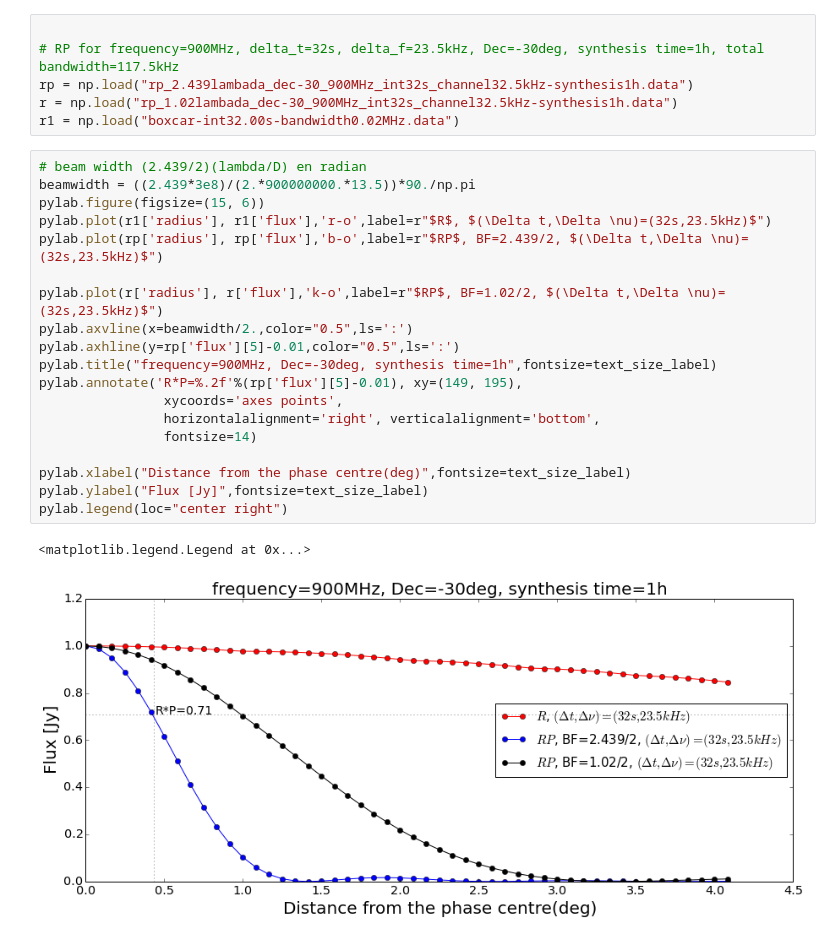
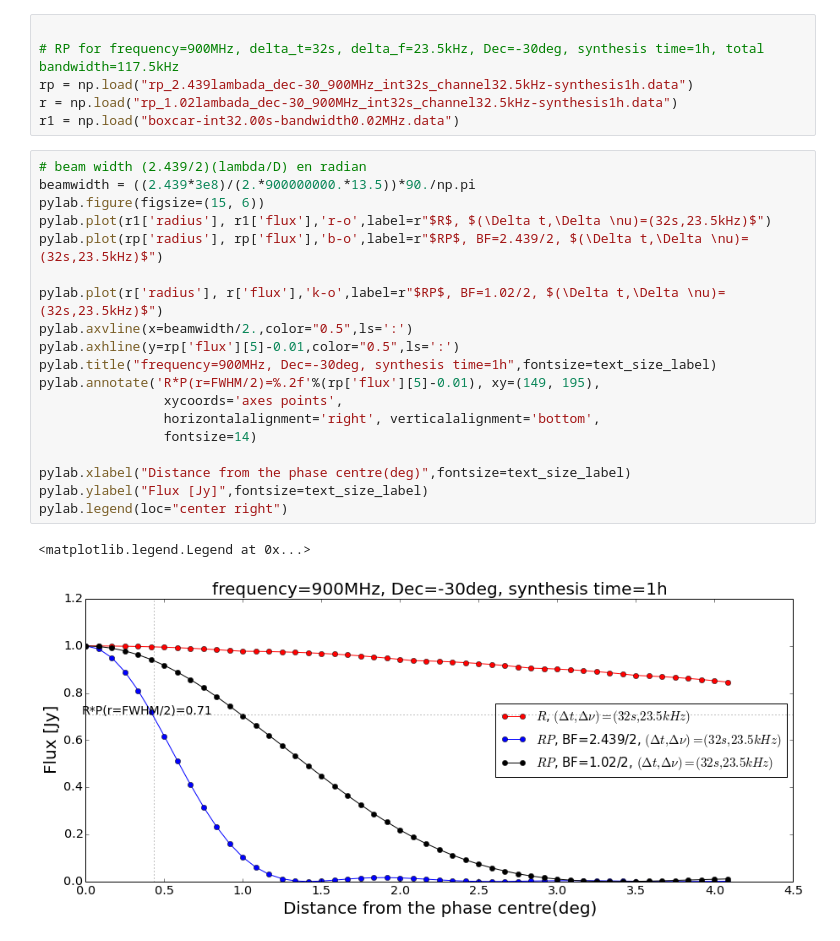
Before and after one commit to atemkeng/MeerKAT_SIM_TIME_FREQ_SMEARING, a Jupyter notebook: plots_averaging_meerkat.ipynb, the cells around one changed output. Saved outputs shown, nothing was run; the diff lists cells and outputs as text.

```diff
--- a/plots_averaging_meerkat.ipynb
+++ b/plots_averaging_meerkat.ipynb
@@ -19,22 +19,22 @@ r1 = np.load("boxcar-int32.00s-bandwidth0.02MHz.data")
 # %%
 # beam width (2.439/2)(lambda/D) en radian
 beamwidth = ((2.439*3e8)/(2.*900000000.*13.5))*90./np.pi
 pylab.figure(figsize=(15, 6))
 pylab.plot(r1['radius'], r1['flux'],'r-o',label=r"$R$, $(\Delta t,\Delta \nu)=(32s,23.5kHz)$")
 pylab.plot(rp['radius'], rp['flux'],'b-o',label=r"$RP$, BF=2.439/2, $(\Delta t,\Delta \nu)=(32s,23.5kHz)$")
 
 pylab.plot(r['radius'], r['flux'],'k-o',label=r"$RP$, BF=1.02/2, $(\Delta t,\Delta \nu)=(32s,23.5kHz)$")
 pylab.axvline(x=beamwidth/2.,color="0.5",ls=':')
 pylab.axhline(y=rp['flux'][5]-0.01,color="0.5",ls=':')
 pylab.title("frequency=900MHz, Dec=-30deg, synthesis time=1h",fontsize=text_size_label)
-pylab.annotate('R*P=%.2f'%(rp['flux'][5]-0.01), xy=(149, 195),
+pylab.annotate('R*P(r=FWHM/2)=%.2f'%(rp['flux'][5]-0.01), xy=(149, 195),
                 xycoords='axes points',
                 horizontalalignment='right', verticalalignment='bottom',
                 fontsize=14)
 
 pylab.xlabel("Distance from the phase centre(deg)",fontsize=text_size_label)
 pylab.ylabel("Flux [Jy]",fontsize=text_size_label)
 pylab.legend(loc="center right")
 # %% [output]
 <matplotlib.legend.Legend at 0x...>
-[figure, old version]
+[figure, new version]
```
